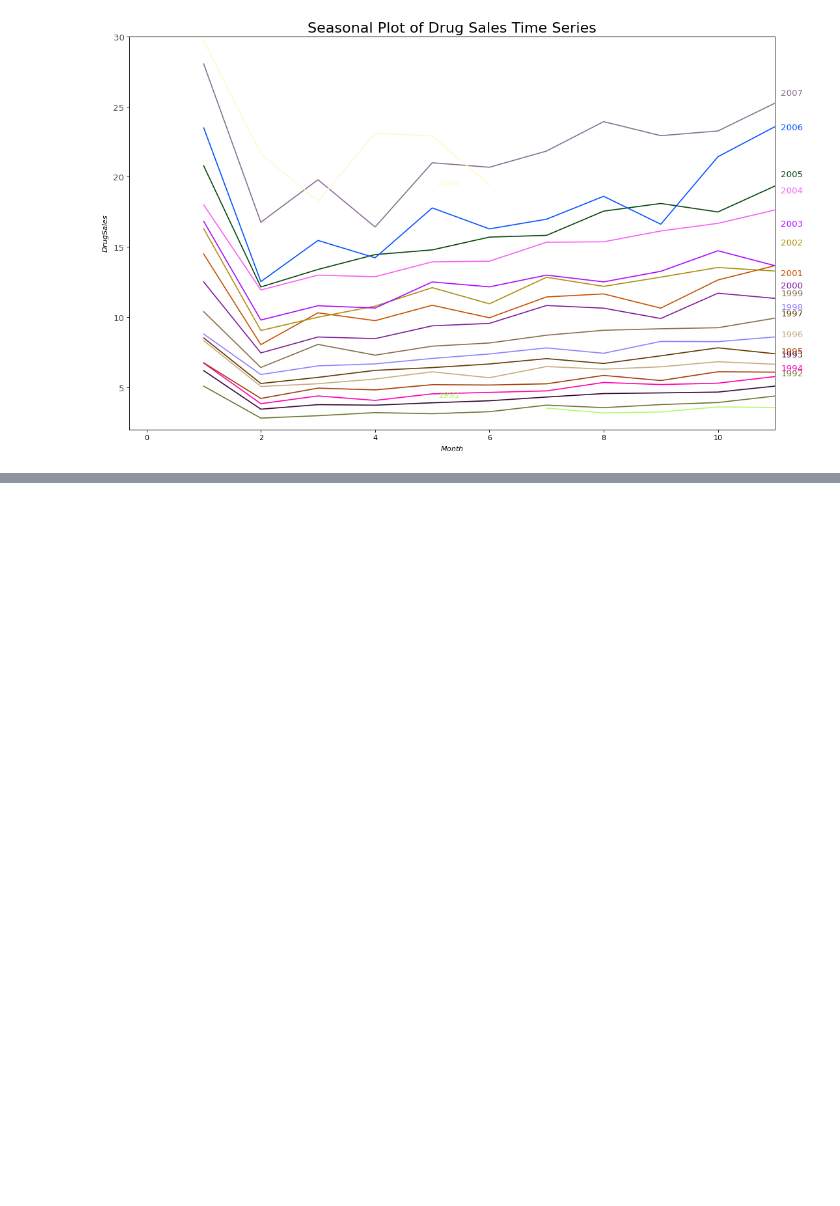
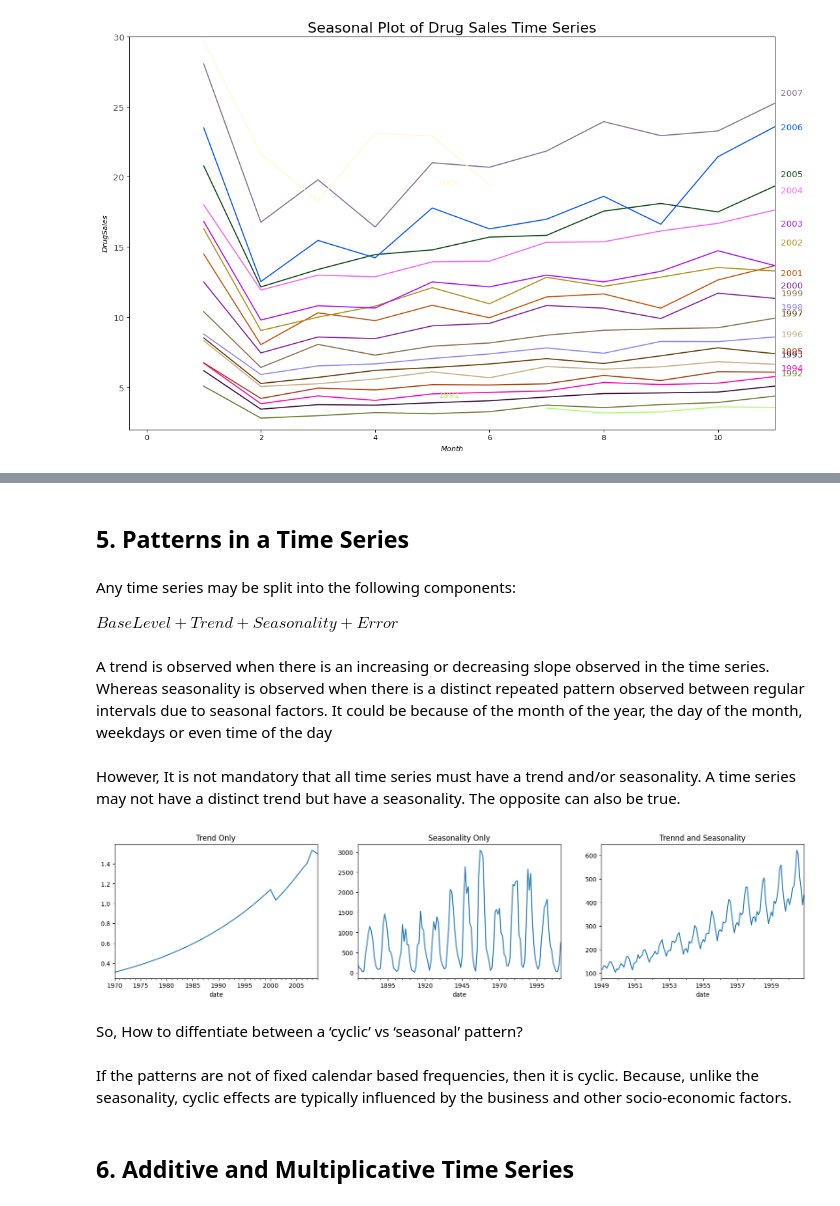
Before and after one commit to agusrichard/data-science-workbook, a Jupyter notebook: Notes/time_series_analysis.ipynb, the cells around one changed output, grey strips where cells are left out. Cells and saved outputs as stored; diff of their text form; code cells hidden in the pictures; blank space fills up the shorter version.

Commit message:
Time Series Analysis

```diff
--- a/Notes/time_series_analysis.ipynb
+++ b/Notes/time_series_analysis.ipynb
@@ -136,0 +163,28 @@ plt.show()
+# %% [markdown]
+## 5. Patterns in a Time Series
+# %% [markdown]
+Any time series may be split into the following components:
+
+$Base Level + Trend + Seasonality + Error$
+# %% [markdown]
+A trend is observed when there is an increasing or decreasing slope observed in the time series. Whereas seasonality is observed when there is a distinct repeated pattern observed between regular intervals due to seasonal factors. It could be because of the month of the year, the day of the month, weekdays or even time of the day
+# %% [markdown]
+However, It is not mandatory that all time series must have a trend and/or seasonality. A time series may not have a distinct trend but have a seasonality. The opposite can also be true.
+# %%
+fig, axes = plt.subplots(1, 3, figsize=(20, 4), dpi=100)
+
+df1 = pd.read_csv('https://raw.githubusercontent.com/selva86/datasets/master/guinearice.csv', parse_dates=['date'], index_col='date')
+df2 = pd.read_csv('https://raw.githubusercontent.com/selva86/datasets/master/sunspotarea.csv', parse_dates=['date'], index_col='date')
+df3 = pd.read_csv('https://raw.githubusercontent.com/selva86/datasets/master/AirPassengers.csv', parse_dates=['date'], index_col='date')
+
+df1.plot(title='Trend Only', legend=False, ax=axes[0])
+df2.plot(title='Seasonality Only', legend=False, ax=axes[1])
+df3.plot(title='Trennd and Seasonality', legend=False, ax=axes[2]);
+# %% [output]
+[figure, added]
+# %% [markdown]
+So, How to diffentiate between a ‘cyclic’ vs ‘seasonal’ pattern?
+# %% [markdown]
+If the patterns are not of fixed calendar based frequencies, then it is cyclic. Because, unlike the seasonality, cyclic effects are typically influenced by the business and other socio-economic factors.
+# %% [markdown]
+## 6. Additive and Multiplicative Time Series
```
Also changed, not shown: parts of 77 cells of this notebook.
